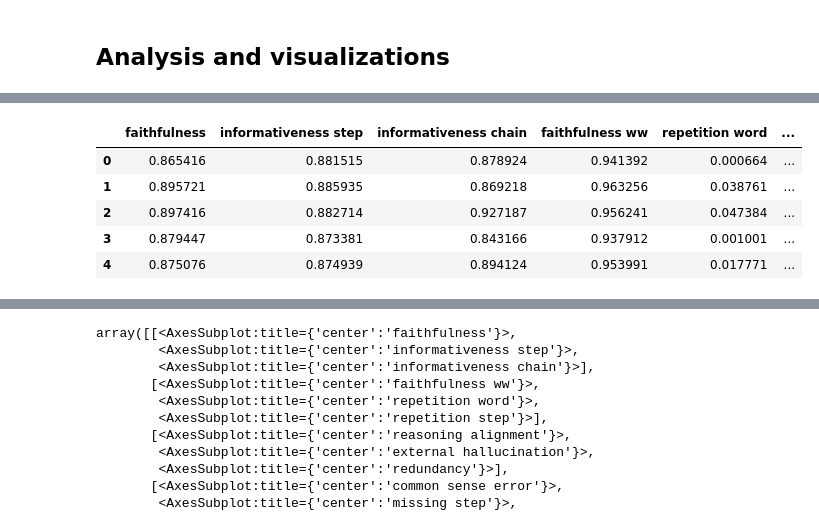
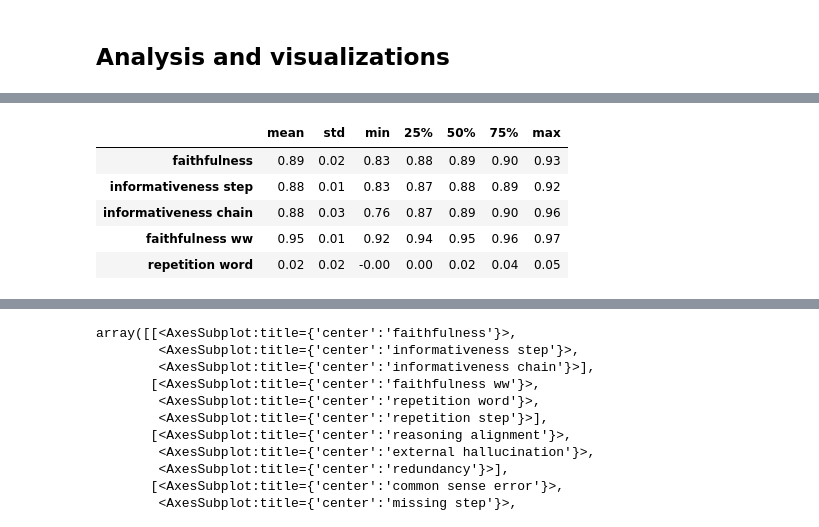
Before and after one commit to TheBlueHawk/CausalLLMs, a Jupyter notebook: roscoe_exp/roscoe_final.ipynb, the cells around one changed output, grey strips where cells are left out. Saved outputs shown, nothing was run; the diff lists cells and outputs as text; code cells hidden in the pictures.

```diff
--- a/roscoe_exp/roscoe_final.ipynb
+++ b/roscoe_exp/roscoe_final.ipynb
@@ -446,14 +403,24 @@ df_scores.describe()
 # %%
+# Bases stats
+
 # get columns and remove "_"
 cols = df_scores.columns
 cols = [col.replace("_", " ") for col in cols]
+
 # rename columns
 df_scores.columns = cols
-df_scores.head()
+
+# Bases stats, drop count
+stats = df_scores.describe()
+# transpose
+stats = stats.T.drop(columns=["count"])
+# round to 2 decimals
+stats = stats.round(2)
+stats.head()
 # %% [output]
-|  | faithfulness | informativeness step | informativeness chain | faithfulness ww | repetition word | ... |
-| 0 | 0.865416 | 0.881515 | 0.878924 | 0.941392 | 0.000664 | ... |
-| 1 | 0.895721 | 0.885935 | 0.869218 | 0.963256 | 0.038761 | ... |
-| 2 | 0.897416 | 0.882714 | 0.927187 | 0.956241 | 0.047384 | ... |
-| 3 | 0.879447 | 0.873381 | 0.843166 | 0.937912 | 0.001001 | ... |
-| 4 | 0.875076 | 0.874939 | 0.894124 | 0.953991 | 0.017771 | ... |
+|  | mean | std | min | 25% | 50% | 75% | max |
+| faithfulness | 0.89 | 0.02 | 0.83 | 0.88 | 0.89 | 0.90 | 0.93 |
+| informativeness step | 0.88 | 0.01 | 0.83 | 0.87 | 0.88 | 0.89 | 0.92 |
+| informativeness chain | 0.88 | 0.03 | 0.76 | 0.87 | 0.89 | 0.90 | 0.96 |
+| faithfulness ww | 0.95 | 0.01 | 0.92 | 0.94 | 0.95 | 0.96 | 0.97 |
+| repetition word | 0.02 | 0.02 | -0.00 | 0.00 | 0.02 | 0.04 | 0.05 |
```
Also changed, not shown: parts of 46 cells of this notebook, 3 other files.
